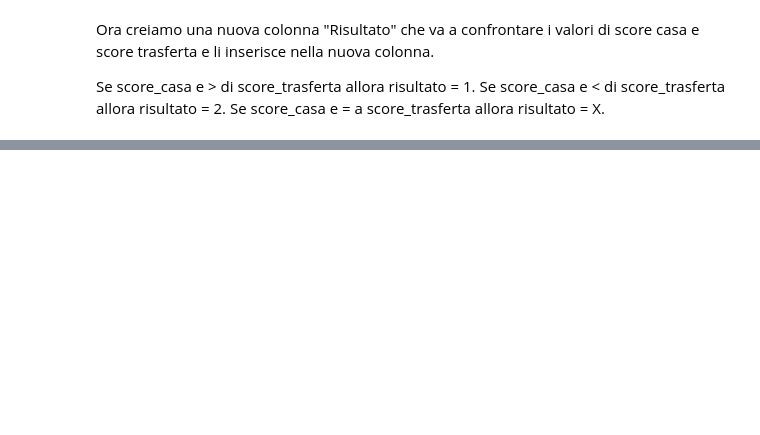
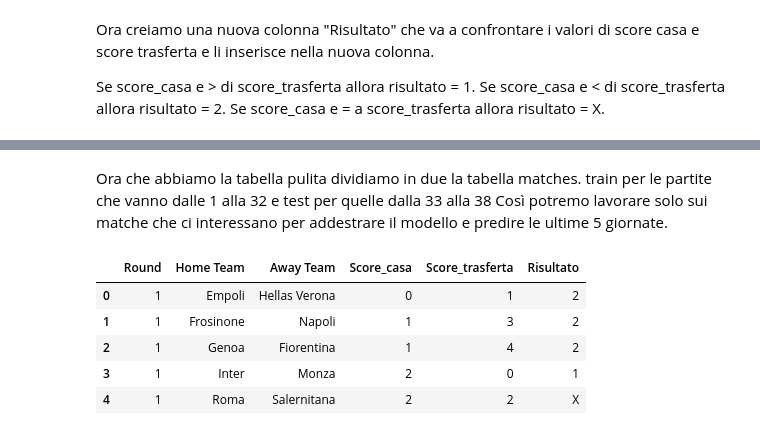
Before and after one commit to DavideJohn/IDS, a Jupyter notebook: laboratori/ProgettoFinale/ProgettoFinale.ipynb, the cells around one changed output, grey strips where cells are left out. Saved outputs shown, nothing was run; the diff lists cells and outputs as text; code cells hidden in the pictures; blank space fills up the shorter version.

```diff
--- a/laboratori/ProgettoFinale/ProgettoFinale.ipynb
+++ b/laboratori/ProgettoFinale/ProgettoFinale.ipynb
@@ -95,0 +103,18 @@ matches.head()
+# %% [markdown]
+Ora che abbiamo la tabella pulita dividiamo in due la tabella matches.
+train per le partite che vanno dalle 1 alla 32 e test per quelle dalla 33 alla 38
+Così potremo lavorare solo sui matche che ci interessano per addestrare il modello e predire le ultime 5 giornate.
+# %%
+# Iniziamo isolando i dati di addestramento (giornate 1-32) e di test (giornate 33-38)
+train_df = matches[matches["Round"] <= 32].copy()
+test_df = matches[matches["Round"] >= 33].copy()
+
+# Mostriamo un riepilogo delle dimensioni e le prime righe di ciascun set
+train_df.head()
+# %% [output]
+|  | Round | Home Team | Away Team | Score_casa | Score_trasferta | Risultato |
+| 0 | 1 | Empoli | Hellas Verona | 0 | 1 | 2 |
+| 1 | 1 | Frosinone | Napoli | 1 | 3 | 2 |
+| 2 | 1 | Genoa | Fiorentina | 1 | 4 | 2 |
+| 3 | 1 | Inter | Monza | 2 | 0 | 1 |
+| 4 | 1 | Roma | Salernitana | 2 | 2 | X |
```
Also changed, not shown: parts of 7 cells of this notebook, 1 other file.
